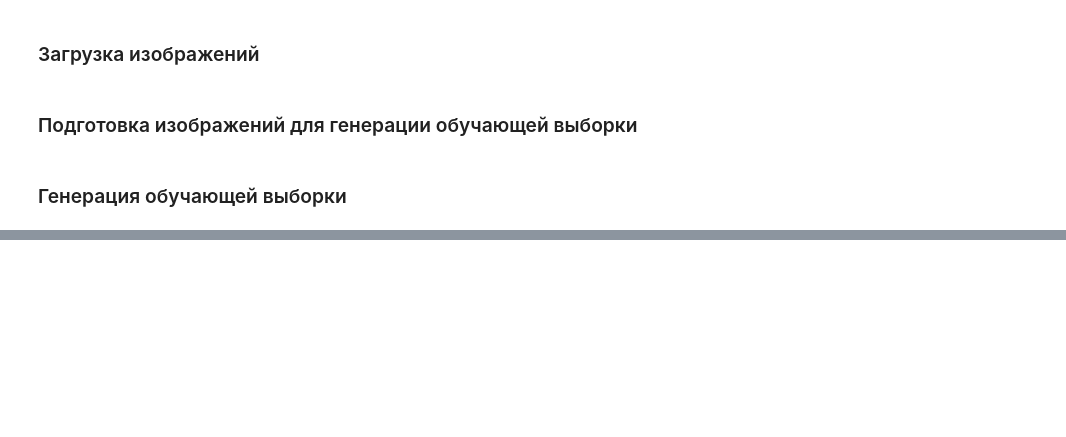
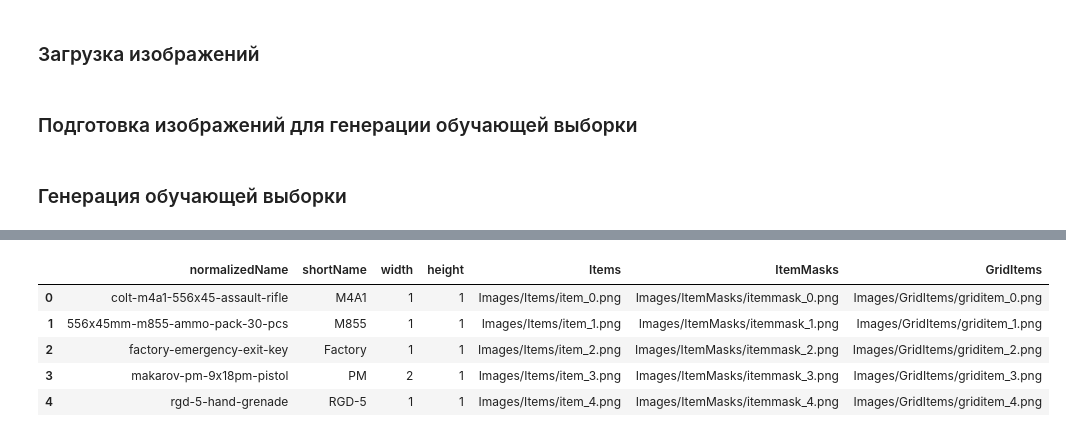
Before and after one commit to novichok49/EFT_items_detection, a Jupyter notebook: Notebook.ipynb, the cells around one changed output, grey strips where cells are left out. Saved outputs shown, nothing was run; the diff lists cells and outputs as text; code cells hidden in the pictures; blank space fills up the shorter version.

```diff
--- a/Notebook.ipynb
+++ b/Notebook.ipynb
@@ -107,0 +116,2 @@ plot_image(image)
+# %%
+items_df.drop(columns=["Unnamed: 0"], inplace=True)
@@ -107,0 +120,9 @@ plot_image(image)
+# %%
+items_df.head()
+# %% [output]
+|  | normalizedName | shortName | width | height | Items | ItemMasks | GridItems |
+| 0 | colt-m4a1-556x45-assault-rifle | M4A1 | 1 | 1 | Images/Items/item_0.png | Images/ItemMasks/itemmask_0.png | Images/GridItems/griditem_0.png |
+| 1 | 556x45mm-m855-ammo-pack-30-pcs | M855 | 1 | 1 | Images/Items/item_1.png | Images/ItemMasks/itemmask_1.png | Images/GridItems/griditem_1.png |
+| 2 | factory-emergency-exit-key | Factory | 1 | 1 | Images/Items/item_2.png | Images/ItemMasks/itemmask_2.png | Images/GridItems/griditem_2.png |
+| 3 | makarov-pm-9x18pm-pistol | PM | 2 | 1 | Images/Items/item_3.png | Images/ItemMasks/itemmask_3.png | Images/GridItems/griditem_3.png |
+| 4 | rgd-5-hand-grenade | RGD-5 | 1 | 1 | Images/Items/item_4.png | Images/ItemMasks/itemmask_4.png | Images/GridItems/griditem_4.png |
```
Also changed, not shown: parts of 11 cells of this notebook, 9 other files.
